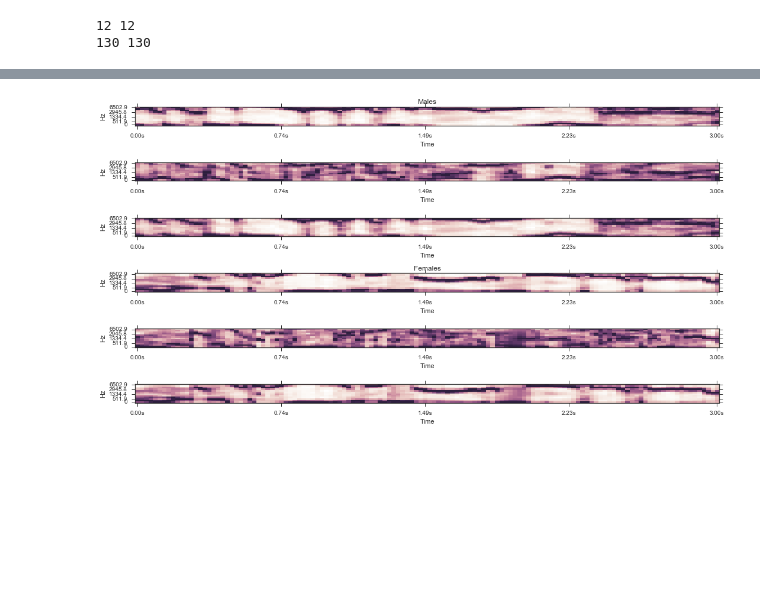
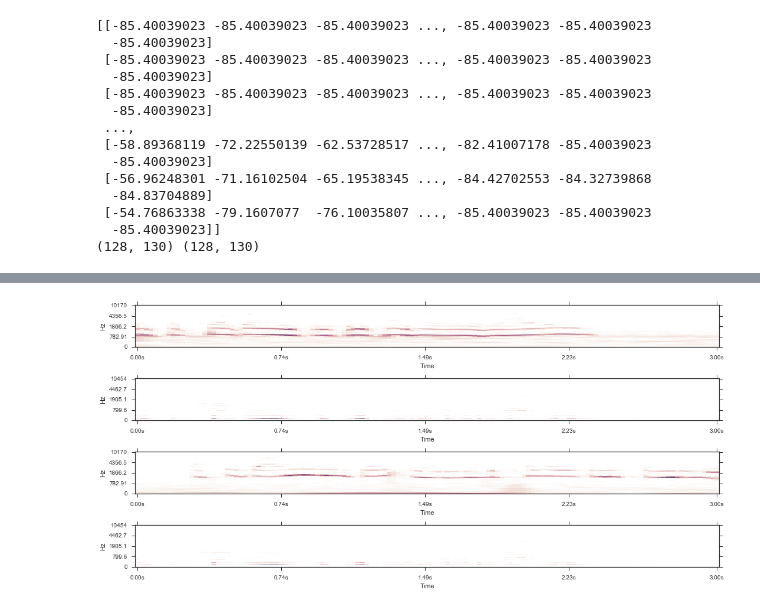
Before and after one commit to dorajam/Voice-detection, a Jupyter notebook: music /audiobook_cleanup.ipynb, the cells around one changed output, grey strips where cells are left out. Cells and saved outputs as stored; diff of their text form; code cells hidden in the pictures; blank space fills up the shorter version.

```diff
--- a/music /audiobook_cleanup.ipynb
+++ b/music /audiobook_cleanup.ipynb
@@ -33,19 +33,35 @@ print len(input1[0])
 sampleM = input1[2]
 sampleF = input1[207]
 # %%
-M_harmonic, M_percussive = librosa.effects.hpss(sampleM) # 13s
-F_harmonic, F_percussive = librosa.effects.hpss(sampleF) # 13s
-M_perc = librosa.feature.chroma_cqt(y=M_percussive, sr=sr) # 5s
-F_perc = librosa.feature.chroma_cqt(y=F_percussive, sr=sr) # 5s
-M_harm = librosa.feature.chroma_cqt(y=M_harmonic, sr=sr) # 5s
-F_harm = librosa.feature.chroma_cqt(y=F_harmonic, sr=sr) # 5s
-M1 = librosa.feature.chroma_cqt(y=sampleM, sr=sr)
-F1 = librosa.feature.chroma_cqt(y=sampleF, sr=sr)
-print len(M), len(F)
-print len(M[0]), len(F[0])
+# M_harmonic, M_percussive = librosa.effects.hpss(sampleM) # 13s
+# F_harmonic, F_percussive = librosa.effects.hpss(sampleF) # 13s
+# M_perc = librosa.feature.chroma_cqt(y=M_percussive, sr=sr) # 5s
+# F_perc = librosa.feature.chroma_cqt(y=F_percussive, sr=sr) # 5s
+# M_harm = librosa.feature.chroma_cqt(y=M_harmonic, sr=sr) # 5s
+# F_harm = librosa.feature.chroma_cqt(y=F_harmonic, sr=sr) # 5s
+M1 = librosa.cqt(y=sampleM, sr=sr, real=False)
+F1 = librosa.cqt(y=sampleF, sr=sr, real=False)
+M2 = librosa.feature.melspectrogram(y=sampleM, sr=22050, S=None, n_fft=128)
+M3 = librosa.logamplitude(M2)
+print M3
+F2 = librosa.feature.melspectrogram(y=sampleM, sr=22050, S=None, n_fft=128)
+# print len(M), len(F)
+print M2.shape, F2.shape
 # %% [output]
-12 12
-130 130
+[[-85.40039023 -85.40039023 -85.40039023 ..., -85.40039023 -85.40039023
+  -85.40039023]
+ [-85.40039023 -85.40039023 -85.40039023 ..., -85.40039023 -85.40039023
+  -85.40039023]
+ [-85.40039023 -85.40039023 -85.40039023 ..., -85.40039023 -85.40039023
+  -85.40039023]
+ ...,
+ [-58.89368119 -72.22550139 -62.53728517 ..., -82.41007178 -85.40039023
+  -85.40039023]
+ [-56.96248301 -71.16102504 -65.19538345 ..., -84.42702553 -84.32739868
+  -84.83704889]
+ [-54.76863338 -79.1607077  -76.10035807 ..., -85.40039023 -85.40039023
+  -85.40039023]]
+(128, 130) (128, 130)
 # %%
 # print('HAS_SAMPLERATE: ', librosa.core.audio._HAS_SAMPLERATE)
 IPython.display.Audio(data=F_percussive, rate=sr)
@@ -54,30 +70,41 @@ IPython.display.Audio(data=F_percussive, rate=sr)
 [interactive output not drawn]
 # %%
 # Make a new figure
-plt.figure(figsize=(15,8))
+plt.figure(figsize=(15,10))
 
 # sample rate and hop length parameters are used to render the time axis
 # Display the spectrogram on a mel scale
+# plt.subplot(6,1,1)
+# plt.title('Males')
+# librosa.display.specshow(M_harm, sr=sr, x_axis='time', y_axis='mel')
+# plt.subplot(6,1,2)
+# librosa.display.specshow(M_perc, sr=sr, x_axis='time', y_axis='mel')
+# plt.subplot(6,1,1)
+# librosa.display.specshow(M1, sr=sr, x_axis='time', y_axis='mel')
+
+# plt.subplot(6,1,4)
+# plt.title('Females')
+# librosa.display.specshow(F_harm, sr=sr, x_axis='time', y_axis='mel')
+# plt.subplot(6,1,5)
+# librosa.display.specshow(F_perc, sr=sr, x_axis='time', y_axis='mel')
+# plt.subplot(6,1,2)
+# librosa.display.specshow(F1, sr=sr, x_axis='time', y_axis='mel')
+
+
+# SHOW MEL VS CQT!!
 plt.subplot(6,1,1)
-plt.title('Males')
-librosa.display.specshow(M_harm, sr=sr, x_axis='time', y_axis='mel')
+librosa.display.specshow(M1, sr=sr, x_axis='time', y_axis='mel')
 plt.subplot(6,1,2)
-librosa.display.specshow(M_perc, sr=sr, x_axis='time', y_axis='mel')
+librosa.display.specshow(M2, sr=sr, x_axis='time', y_axis='mel')
 plt.subplot(6,1,3)
-librosa.display.specshow(M1, sr=sr, x_axis='time', y_axis='mel')
-
+librosa.display.specshow(F1, sr=sr, x_axis='time', y_axis='mel')
 plt.subplot(6,1,4)
-plt.title('Females')
-librosa.display.specshow(F_harm, sr=sr, x_axis='time', y_axis='mel')
-plt.subplot(6,1,5)
-librosa.display.specshow(F_perc, sr=sr, x_axis='time', y_axis='mel')
-plt.subplot(6,1,6)
-librosa.display.specshow(F1, sr=sr, x_axis='time', y_axis='mel')
+librosa.display.specshow(F2, sr=sr, x_axis='time', y_axis='mel')
 
 # draw a color bar
 # plt.colorbar(format='%+02.0f dB')
 
 # Make the figure layout compact
 plt.tight_layout()
 # %% [output]
-[figure, old version]
+[figure, new version]
```
Also changed, not shown: 4 other files.
